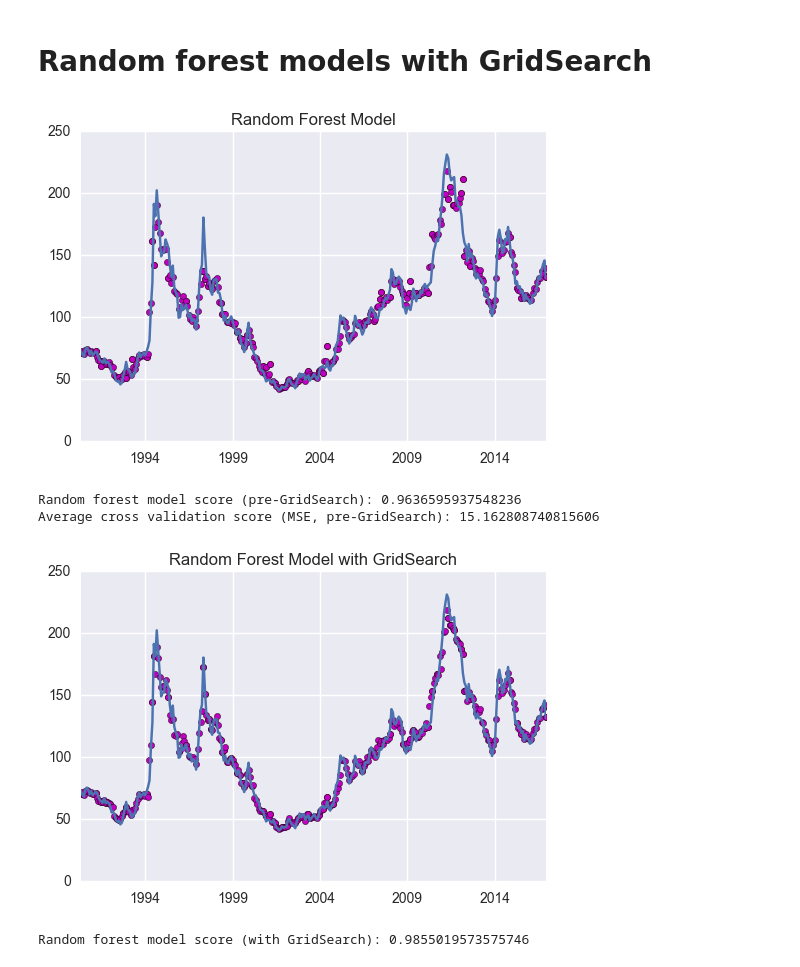
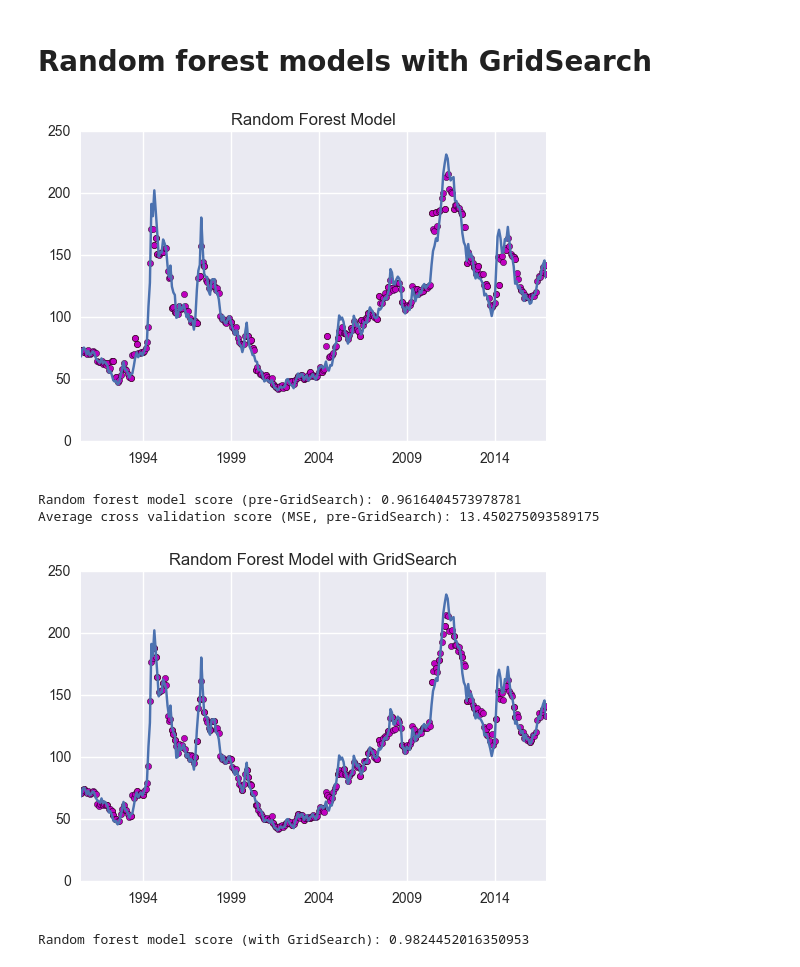
Before and after one commit to mohsseha/DSI-BOS-students, a Jupyter notebook: ntmitchell/capstone project/modeling.ipynb, the cells around one changed output. Saved outputs shown, nothing was run; the diff lists cells and outputs as text; code cells hidden in the pictures.

```diff
--- a/ntmitchell/capstone project/modeling.ipynb
+++ b/ntmitchell/capstone project/modeling.ipynb
@@ -35,7 +35,7 @@ for category in ICO_categories:
     master_dataframe = pd.concat([master_dataframe, temp_df], axis = 1)
 
 # Import ICO composite indicator index data
-ICO_composite_indicator = ICO_Composite_Indicator().ICO_indicator_data[["ICO Composite Indicator"]].shift()
+ICO_composite_indicator = ICO_Composite_Indicator().ICO_indicator_data[["ICO Composite Indicator"]]
 
 # Import temperature data
 temperature = Temperature_Data()
@@ -292,7 +297,7 @@ plt.show()
 # Random forest models with GridSearch
 # %%
 def optimized_random_forest_regression_model(dataframe, show_all_predictions = False):
-    months_offset = 3
+    months_offset = 5
     X = dataframe.drop("ICO Composite Indicator", axis = 1).iloc[0:-months_offset]
     y = dataframe.ix[months_offset:, "ICO Composite Indicator"]
 
@@ -303,37 +308,37 @@ def optimized_random_forest_regression_model(dataframe, show_all_predictions = F
 
     y.plot()
     plt.scatter(x = test_y.index, y = random_forest_reg.predict(test_X), c ="r")
     if show_all_predictions == True:
         plt.scatter(x = y.index, y = random_forest_reg.predict(X), c ="m")
     plt.title("Random Forest Model")
     plt.show()
 
     print("Random forest model score (pre-GridSearch): {}".format(random_forest_reg.score(X, y)))
     print("Average cross validation score (MSE, pre-GridSearch): {}".format(- cross_val_score(random_forest_reg, X, y, cv = 10).mean()))
 
     param_grid_for_gridsearch = {"criterion": ["mse", "mae"],
                                  "max_features": ["auto", "sqrt", "log2"]}
     gridsearch = GridSearchCV(random_forest_reg, param_grid_for_gridsearch, cv = 10)
     gridsearch.fit(X, y)
 
     y.plot()
     plt.scatter(x = test_y.index, y = gridsearch.predict(test_X), c ="r")
     if show_all_predictions == True:
         plt.scatter(x = y.index, y = gridsearch.predict(X), c ="m")
     plt.title("Random Forest Model with GridSearch")
     plt.show()
 
     print("Random forest model score (with GridSearch): {}".format(gridsearch.score(X, y)))
 
 
     return gridsearch.best_estimator_
 
 random_forest_regressor = optimized_random_forest_regression_model(test_dataframe[test_dataframe.index.year < 2017][1:], show_all_predictions = True)
 # %% [output]
-[figure, old version]
+[figure, new version]
-Random forest model score (pre-GridSearch): 0.9636595937548236
-Average cross validation score (MSE, pre-GridSearch): 15.162808740815606
+Random forest model score (pre-GridSearch): 0.9616404573978781
+Average cross validation score (MSE, pre-GridSearch): 13.450275093589175
-[figure, old version]
+[figure, new version]
-Random forest model score (with GridSearch): 0.9855019573575746
+Random forest model score (with GridSearch): 0.9824452016350953
 # %%
 def random_forest_classifier_with_previous_production_and_ending_stocks(dataframe, show_all_predictions = False):
```
Also changed, not shown: parts of 16 cells of this notebook, 2 other files.
